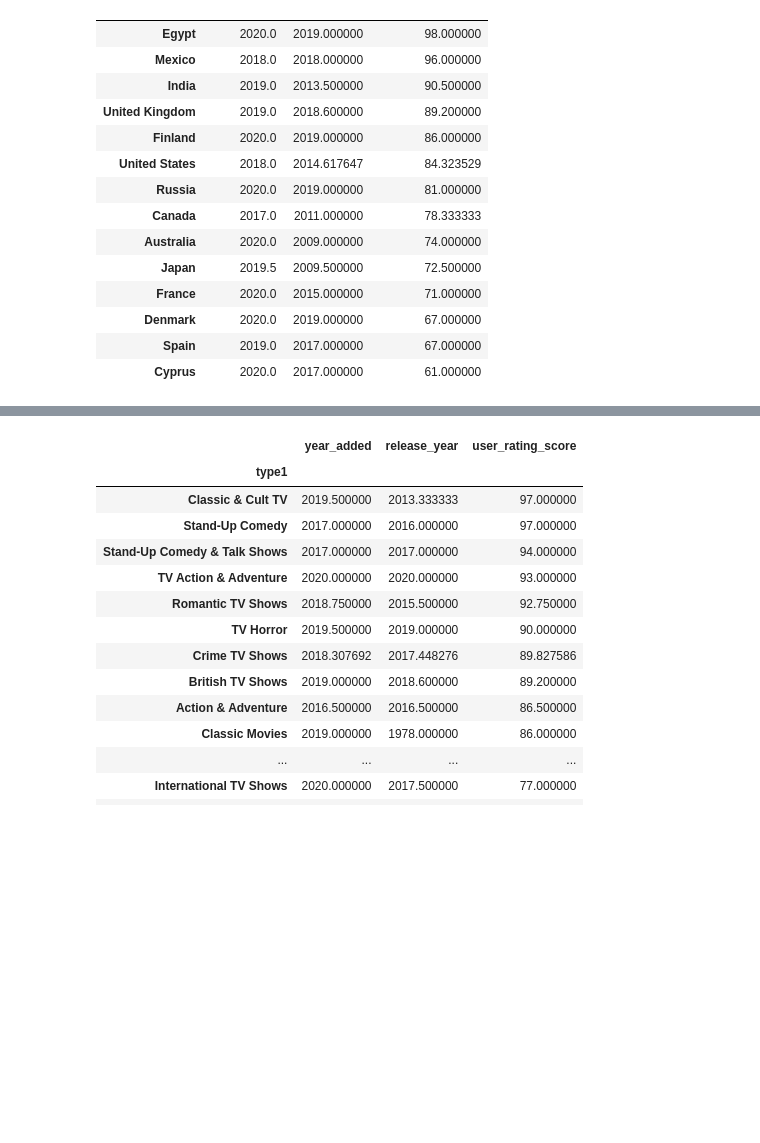
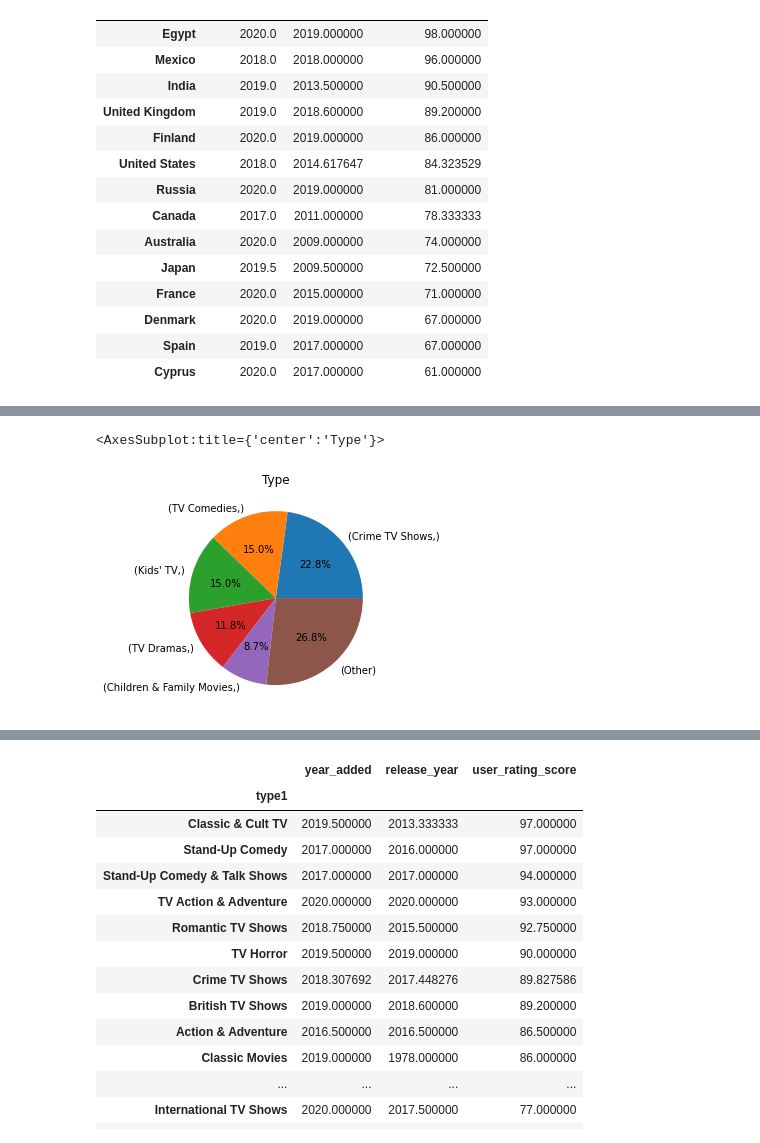
Before and after one commit to shades9a/Project_2, a Jupyter notebook: main.ipynb, the cells around one changed output, grey strips where cells are left out. Drawn from its saved outputs; the diff is of its cells as text; code cells hidden in the pictures; blank space fills up the shorter version.

```diff
--- a/main.ipynb
+++ b/main.ipynb
@@ -60,0 +85,11 @@ DataByCountry.mean().sort_values(["user_rating_score"], ascending = False)
+# %%
+# pie chart of types of movies
+top5=typeCountsD[:5].copy()
+other = pd.Series([34], index = ['(Other)'])
+top5AndOther = top5.append(other)
+top5AndOther.rename("Type")
+
+top5AndOther.plot.pie(ylabel ="", title="Type", autopct="%.1f%%")
+# %% [output]
+<AxesSubplot:title={'center':'Type'}>
+[figure, added]
```
Also changed, not shown: parts of 6 cells of this notebook.
